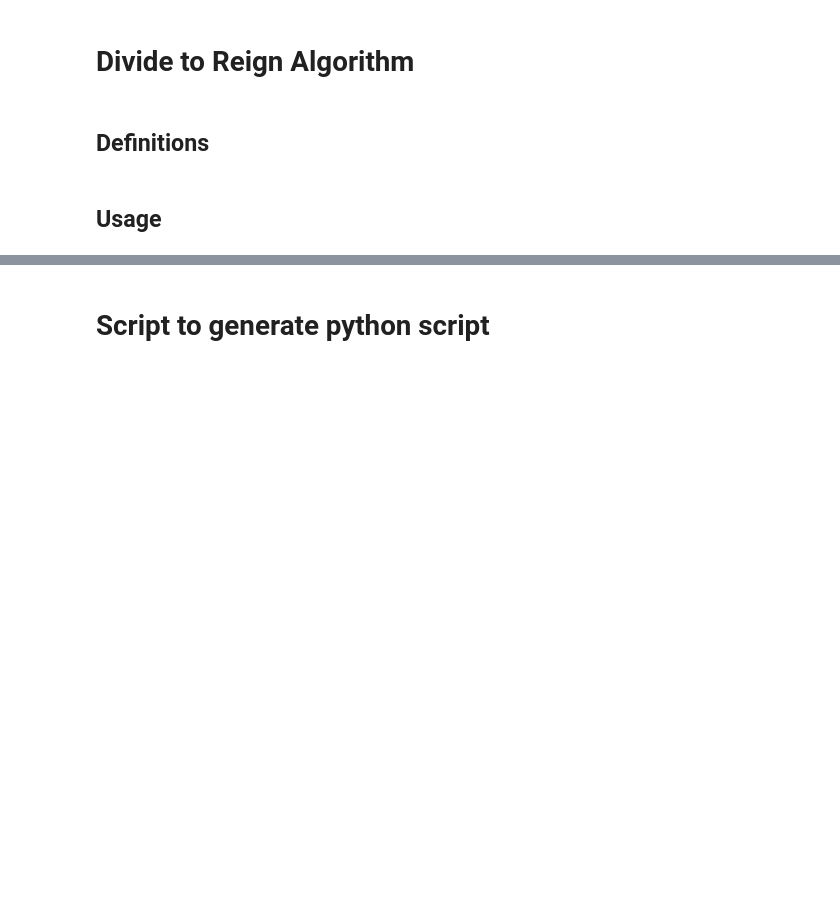
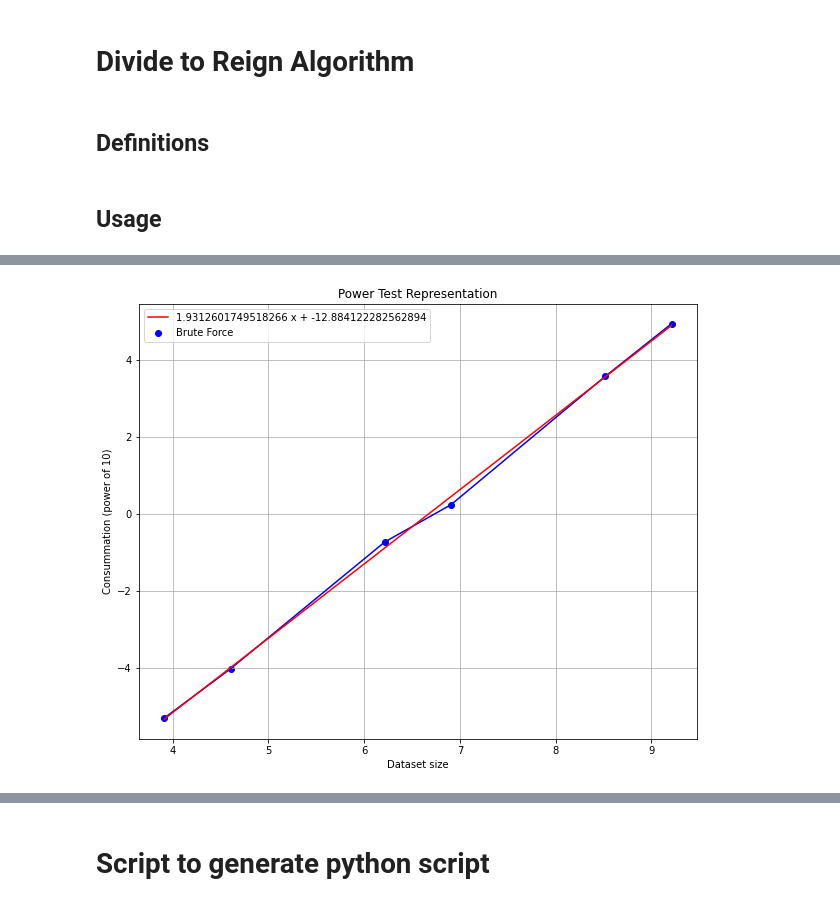
Before and after one commit to AlexandreMorinvil/inf8775, a Jupyter notebook: TP1/code/solution.ipynb, the cells around one changed output, grey strips where cells are left out. Cells and saved outputs as stored; diff of their text form; code cells hidden in the pictures; blank space fills up the shorter version.

```diff
--- a/TP1/code/solution.ipynb
+++ b/TP1/code/solution.ipynb
@@ -281,0 +382,31 @@ plot_solution(solution_reached)
+# %%
+def perform_power_test(x_exp, y_exp, label):
+
+    # solve linear system
+    x = np.log(x_exp)
+    y = np.log(y_exp)
+    A = np.vstack([x, np.ones(len(x))]).T
+    m, c = np.linalg.lstsq(A, y, rcond=None)[0]
+    y_plot = m * x + c
+
+    # Plot data
+    plt.figure(figsize=(10,8))
+
+    # Experimental data
+    plt.plot(np.log(x_exp), np.log(y_exp), color='blue')
+    plt.scatter(np.log(x_exp), np.log(y_exp), color='blue', label=label)
+
+    # Fit linear
+    plt.plot(x, y_plot, color='red', label=str(m) + ' x + ' + str(c))
+
+
+    plt.title("Power Test Representation")
+    plt.xlabel("Dataset size")
+    plt.ylabel("Consummation (power of 10)")
+    plt.legend()
+    plt.grid()
+    plt.show()
+# %%
+perform_power_test(x_exp=SIZES, y_exp=list_time_brute_force, label='Brute Force')
+# %% [output]
+[figure, added]
```
Also changed, not shown: parts of 30 cells of this notebook, 16 other files.
